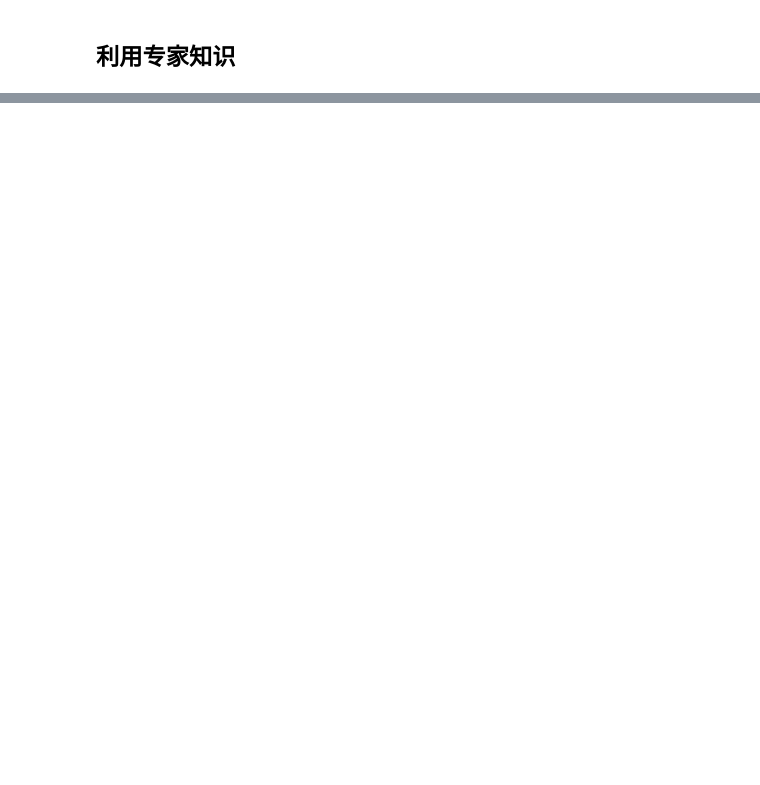
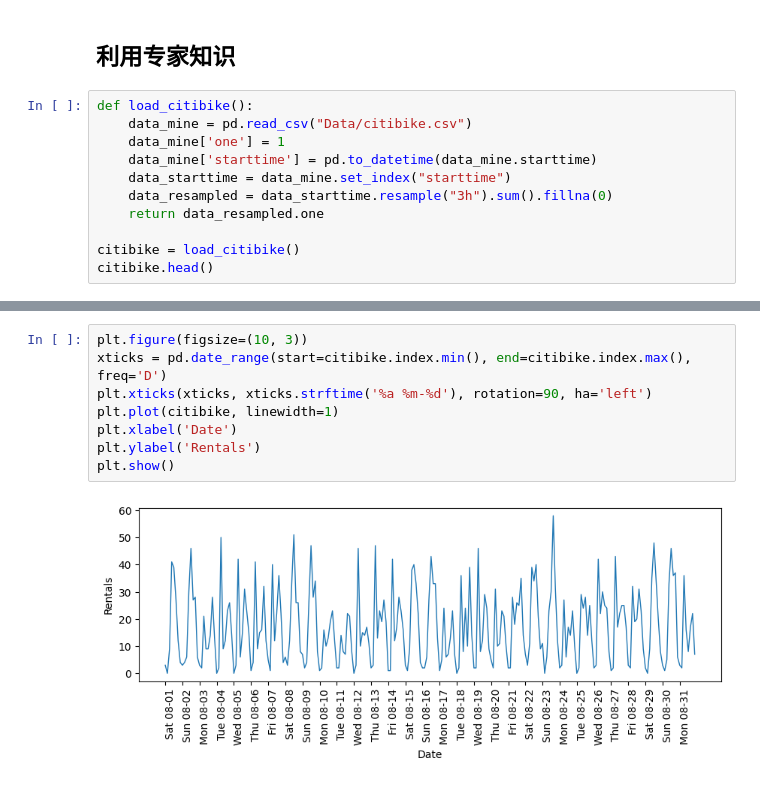
Before and after one commit to JPL-JUNO/Introduction-to-Machine-Learning-with-Python, a Jupyter notebook: Codes/Ch4.ipynb, the cells around one changed output, grey strips where cells are left out. Drawn from its saved outputs; the diff is of its cells as text; blank space fills up the shorter version.

```diff
--- a/Codes/Ch4.ipynb
+++ b/Codes/Ch4.ipynb
@@ -577,2 +683,13 @@ Test score: 0.875
 # %% [markdown]
 ## 利用专家知识
+# %%
+def load_citibike():
+    data_mine = pd.read_csv("Data/citibike.csv")
+    data_mine['one'] = 1
+    data_mine['starttime'] = pd.to_datetime(data_mine.starttime)
+    data_starttime = data_mine.set_index("starttime")
+    data_resampled = data_starttime.resample("3h").sum().fillna(0)
+    return data_resampled.one
+
+citibike = load_citibike()
+citibike.head()
@@ -578,0 +704,10 @@ Test score: 0.875
+# %%
+plt.figure(figsize=(10, 3))
+xticks = pd.date_range(start=citibike.index.min(), end=citibike.index.max(), freq='D')
+plt.xticks(xticks, xticks.strftime('%a %m-%d'), rotation=90, ha='left')
+plt.plot(citibike, linewidth=1)
+plt.xlabel('Date')
+plt.ylabel('Rentals')
+plt.show()
+# %% [output]
+[figure, added]
```
Also changed, not shown: parts of 25 cells of this notebook, 4 other files.
